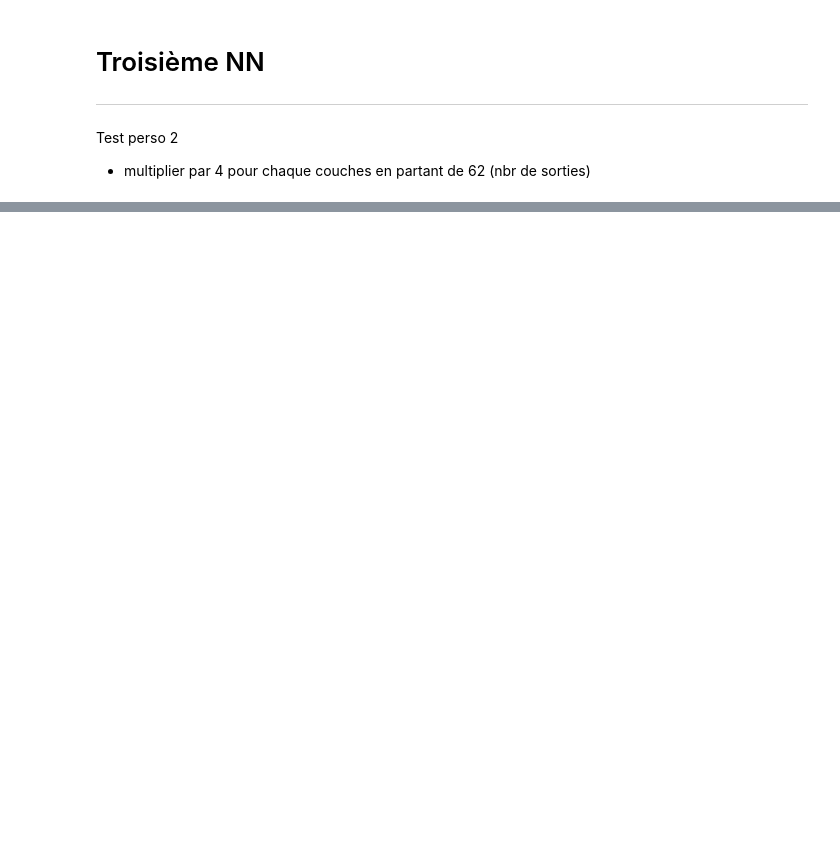
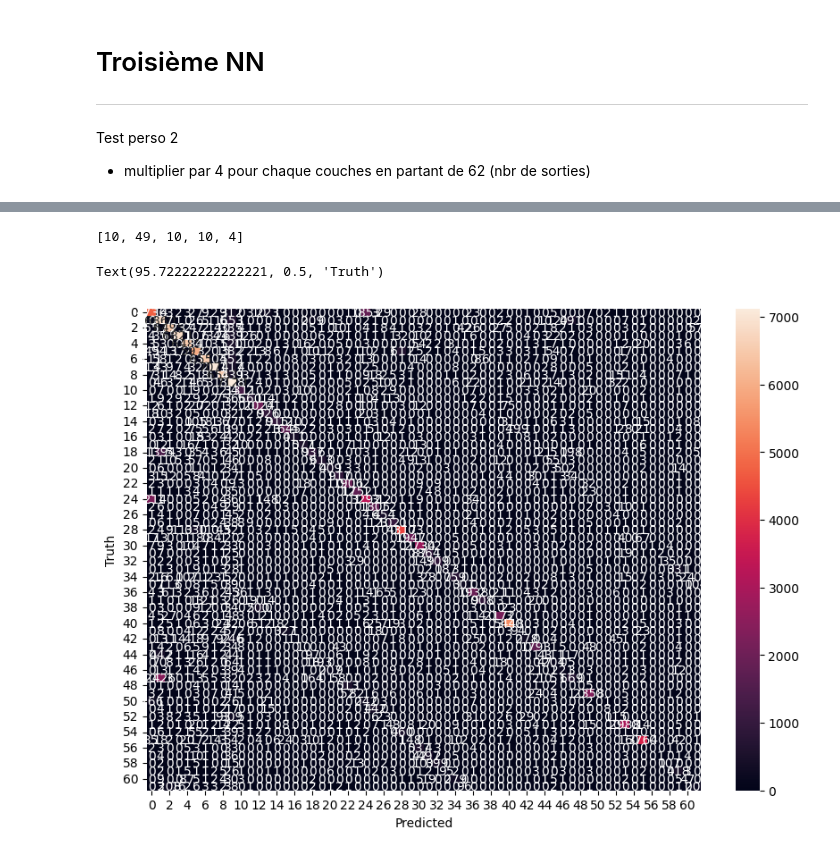
Before and after one commit to Yann-Fournier/Scribio, a Jupyter notebook: Yann/neural_network.ipynb, the cells around one changed output, grey strips where cells are left out. Saved outputs shown, nothing was run; the diff lists cells and outputs as text; code cells hidden in the pictures; blank space fills up the shorter version.

```diff
--- a/Yann/neural_network.ipynb
+++ b/Yann/neural_network.ipynb
@@ -209,7 +277,7 @@ Test perso 2
 - multiplier par 4 pour chaque couches en partant de 62 (nbr de sorties)
 # %%
 model3 = keras.Sequential([
-    keras.layers.Dense(input_shape=(2500,)),
+    keras.layers.Input((2500,)),
     keras.layers.Dense(1984, activation='relu'),
     keras.layers.Dense(992, activation='relu'),
     keras.layers.Dense(248, activation='relu'),
@@ -235,10 +347,16 @@ np.argmax(y_predicted3[1])
 # %%
-y_predicted_labels3 = [correspondance[np.argmax(i)] for i in y_predicted3]
+# y_predicted_labels3 = [correspondance[np.argmax(i)] for i in y_predicted3]
+y_predicted_labels3 = [np.argmax(i) for i in y_predicted3]
 y_predicted_labels3[:5]
+# %% [output]
+[10, 49, 10, 10, 4]
 # %%
 # Matrice de confusion
-cm3 = tf.math.confusion_matrix(labels=y_test, predictions=y_predicted_labels3)
+cm3 = tf.math.confusion_matrix(labels=y_test2, predictions=y_predicted_labels3)
 plt.figure(figsize=(10, 7))
 sns.heatmap(cm3, annot=True, fmt='d')
 plt.xlabel('Predicted')
 plt.ylabel('Truth')
+# %% [output]
+Text(95.72222222222221, 0.5, 'Truth')
+[figure, added]
```
Also changed, not shown: parts of 21 cells of this notebook, 4 other files.
